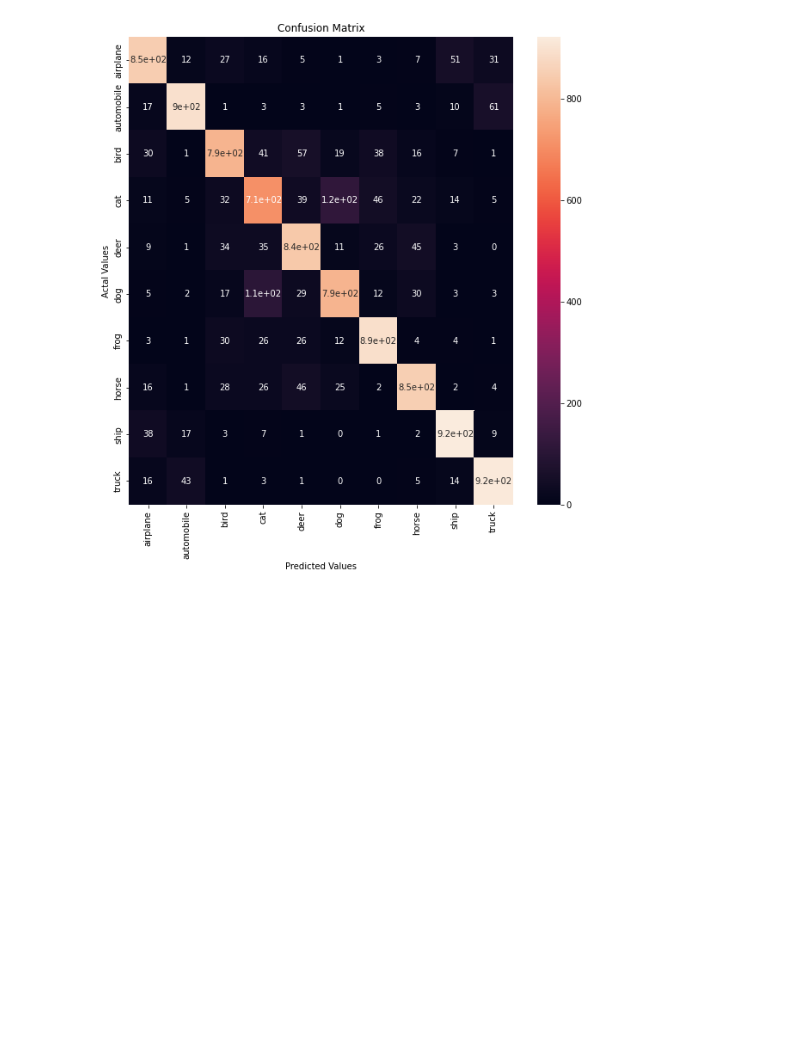
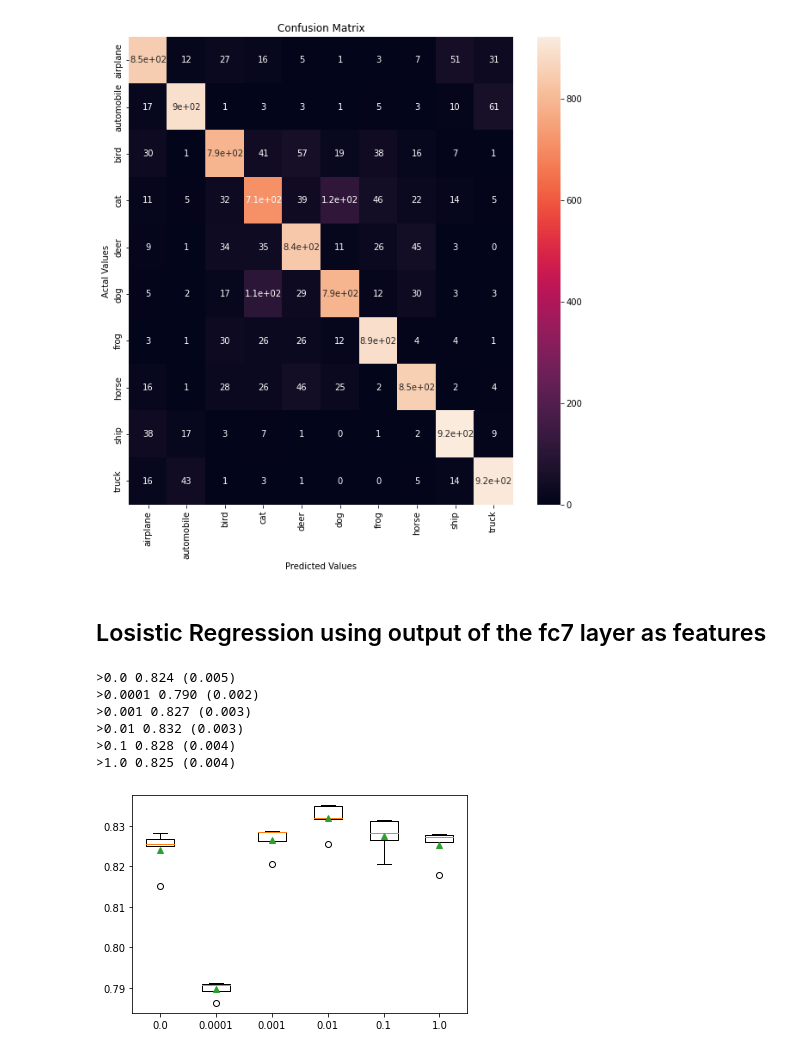
Before and after one commit to Florence-Sun/AlexNet_on_CIFAR-10, a Jupyter notebook: AlexNet_on_CIFAR-10.ipynb, the cells around one changed output. Saved outputs shown, nothing was run; the diff lists cells and outputs as text; code cells hidden in the pictures; blank space fills up the shorter version.

```diff
--- a/AlexNet_on_CIFAR-10.ipynb
+++ b/AlexNet_on_CIFAR-10.ipynb
@@ -409,3 +411,9 @@ plt.xlabel('Predicted Values')
 plt.show()
 # %% [output]
 [figure]
+# %% [markdown]
+## Losistic Regression using output of the fc7 layer as features
+# %%
+#load the train data from the output of fc7 layer
+xtrain_fc7=np.load('FEATS_fc7_train_con.npy')
+ytrain=np.load('y_train.npy')
@@ -411,0 +424,55 @@ plt.show()
+# %%
+# tune regularization for multinomial logistic regression
+from numpy import mean
+from numpy import std
+from sklearn.model_selection import cross_val_score
+from sklearn.model_selection import StratifiedKFold
+from sklearn.linear_model import LogisticRegression
+from matplotlib import pyplot
+
+# get a list of models to evaluate
+def get_models():
+	models = dict()
+	for p in [0.0, 0.0001, 0.001, 0.01, 0.1, 1.0]:
+		# create name for model
+		key =p
+		# turn off penalty in some cases
+		if p == 0.0:
+			# no penalty in this case
+			models[key] = LogisticRegression(multi_class='multinomial', solver='lbfgs', penalty='none')
+		else:
+			models[key] = LogisticRegression(multi_class='multinomial', solver='lbfgs', penalty='l2', C=p)
+	return models
+
+# evaluate a give model using cross-validation
+def evaluate_model(model, X, y):
+	# define the evaluation procedure (train:val=4:1)
+	cv = StratifiedKFold(n_splits=5)
+	# evaluate the model
+	scores = cross_val_score(model, X, y, scoring='accuracy', cv=cv, n_jobs=-1)
+	return scores
+
+# get the models to evaluate
+models = get_models()
+# evaluate the models and store results
+results, names = list(), list()
+for name, model in models.items():
+	# evaluate the model and collect the scores
+	scores = evaluate_model(model, xtrain_fc7, ytrain)
+	# store the results
+	results.append(scores)
+	names.append(name)
+	# summarize progress along the way
+	print('>%s %.3f (%.3f)' % (name, mean(scores), std(scores)))
+
+# plot model performance for comparison
+pyplot.boxplot(results, labels=names, showmeans=True)
+pyplot.show()
+# %% [output]
+>0.0 0.824 (0.005)
+>0.0001 0.790 (0.002)
+>0.001 0.827 (0.003)
+>0.01 0.832 (0.003)
+>0.1 0.828 (0.004)
+>1.0 0.825 (0.004)
+[figure, added]
```
Also changed, not shown: parts of 7 cells of this notebook.
